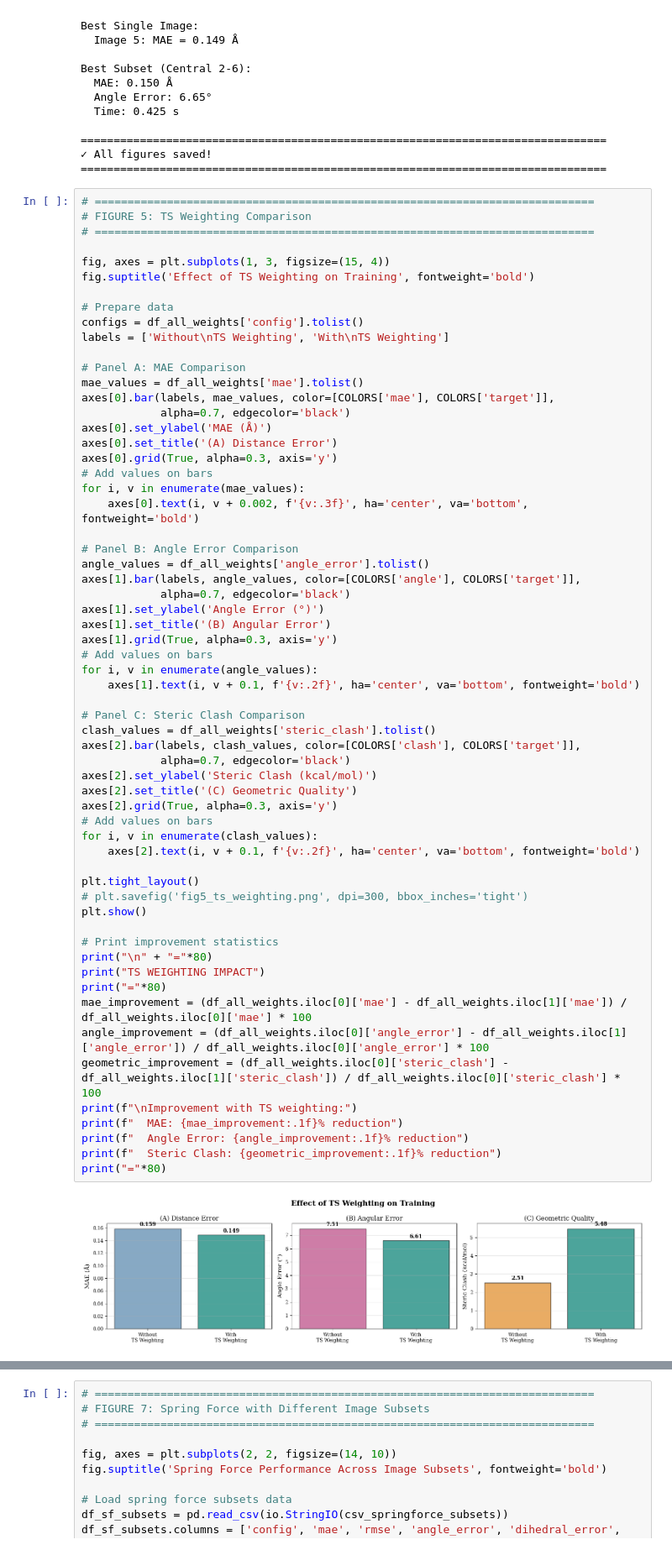
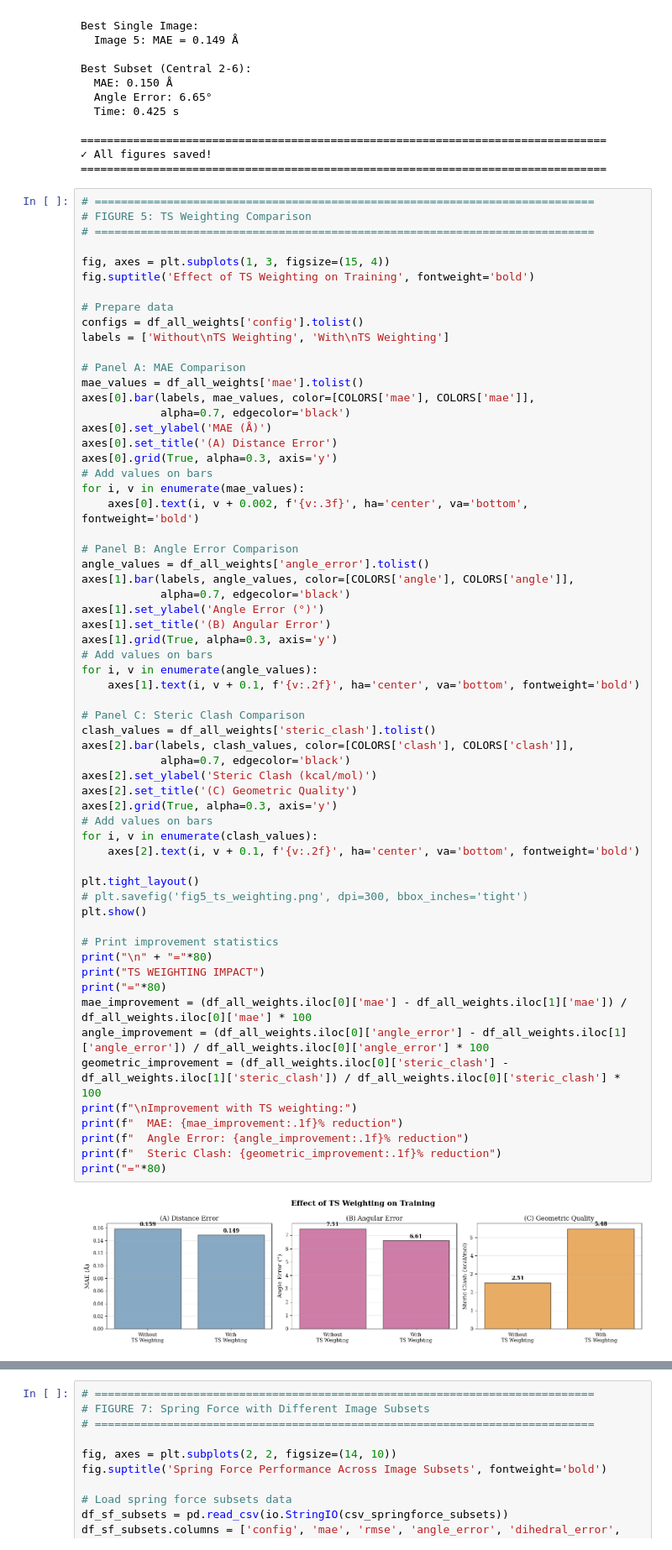
Before and after one commit to astro-stevie/goflow-mt, a Jupyter notebook: sync-logs/visualize_experiments.ipynb, the cells around one changed output, grey strips where cells are left out. Shown at 84% size. Cells and saved outputs as stored; diff of their text form.

Commit message:
plot modification

```diff
--- a/sync-logs/visualize_experiments.ipynb
+++ b/sync-logs/visualize_experiments.ipynb
@@ -419,7 +428,7 @@ labels = ['Without\nTS Weighting', 'With\nTS Weighting']
 
 # Panel A: MAE Comparison
 mae_values = df_all_weights['mae'].tolist()
-axes[0].bar(labels, mae_values, color=[COLORS['mae'], COLORS['target']],
+axes[0].bar(labels, mae_values, color=[COLORS['mae'], COLORS['mae']],
             alpha=0.7, edgecolor='black')
 axes[0].set_ylabel('MAE (Å)')
 axes[0].set_title('(A) Distance Error')
@@ -430,7 +439,7 @@ for i, v in enumerate(mae_values):
 
 # Panel B: Angle Error Comparison
 angle_values = df_all_weights['angle_error'].tolist()
-axes[1].bar(labels, angle_values, color=[COLORS['angle'], COLORS['target']],
+axes[1].bar(labels, angle_values, color=[COLORS['angle'], COLORS['angle']],
             alpha=0.7, edgecolor='black')
 axes[1].set_ylabel('Angle Error (°)')
 axes[1].set_title('(B) Angular Error')
@@ -439,35 +448,35 @@ axes[1].grid(True, alpha=0.3, axis='y')
 for i, v in enumerate(angle_values):
     axes[1].text(i, v + 0.1, f'{v:.2f}', ha='center', va='bottom', fontweight='bold')
 
 # Panel C: Steric Clash Comparison
 clash_values = df_all_weights['steric_clash'].tolist()
-axes[2].bar(labels, clash_values, color=[COLORS['clash'], COLORS['target']],
+axes[2].bar(labels, clash_values, color=[COLORS['clash'], COLORS['clash']],
             alpha=0.7, edgecolor='black')
 axes[2].set_ylabel('Steric Clash (kcal/mol)')
 axes[2].set_title('(C) Geometric Quality')
 axes[2].grid(True, alpha=0.3, axis='y')
 # Add values on bars
 for i, v in enumerate(clash_values):
     axes[2].text(i, v + 0.1, f'{v:.2f}', ha='center', va='bottom', fontweight='bold')
 
 plt.tight_layout()
 # plt.savefig('fig5_ts_weighting.png', dpi=300, bbox_inches='tight')
 plt.show()
 
 # Print improvement statistics
 print("\n" + "="*80)
 print("TS WEIGHTING IMPACT")
 print("="*80)
 mae_improvement = (df_all_weights.iloc[0]['mae'] - df_all_weights.iloc[1]['mae']) / df_all_weights.iloc[0]['mae'] * 100
 angle_improvement = (df_all_weights.iloc[0]['angle_error'] - df_all_weights.iloc[1]['angle_error']) / df_all_weights.iloc[0]['angle_error'] * 100
 geometric_improvement = (df_all_weights.iloc[0]['steric_clash'] - df_all_weights.iloc[1]['steric_clash']) / df_all_weights.iloc[0]['steric_clash'] * 100
 print(f"\nImprovement with TS weighting:")
 print(f"  MAE: {mae_improvement:.1f}% reduction")
 print(f"  Angle Error: {angle_improvement:.1f}% reduction")
 print(f"  Steric Clash: {geometric_improvement:.1f}% reduction")
 print("="*80)
 # %% [output]
-[figure, old version]
+[figure, new version]
 ================================================================================
 TS WEIGHTING IMPACT
 ================================================================================
```
Also changed, not shown: parts of 2 cells of this notebook.
